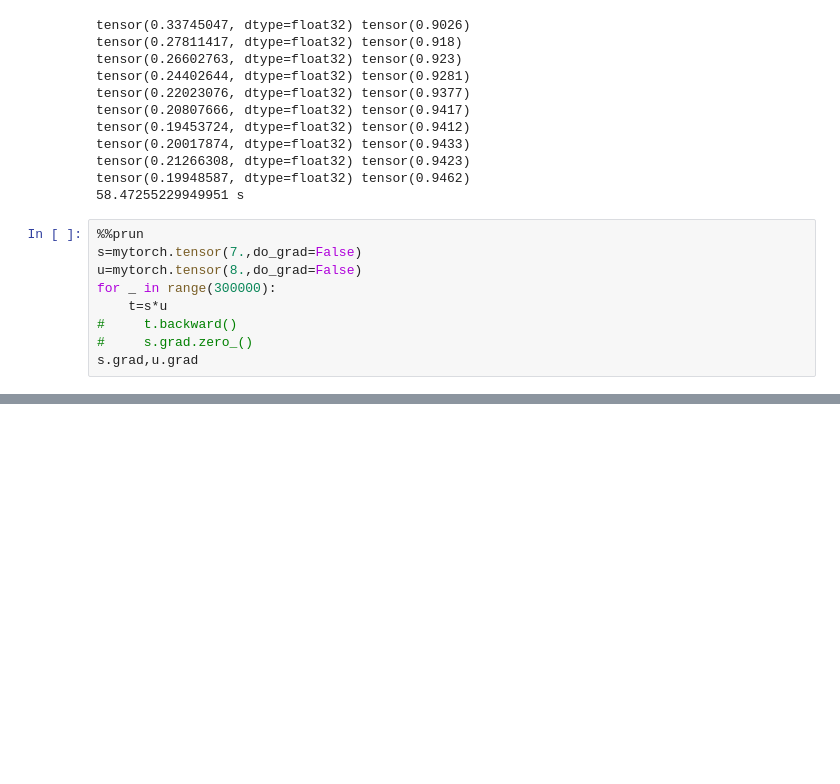
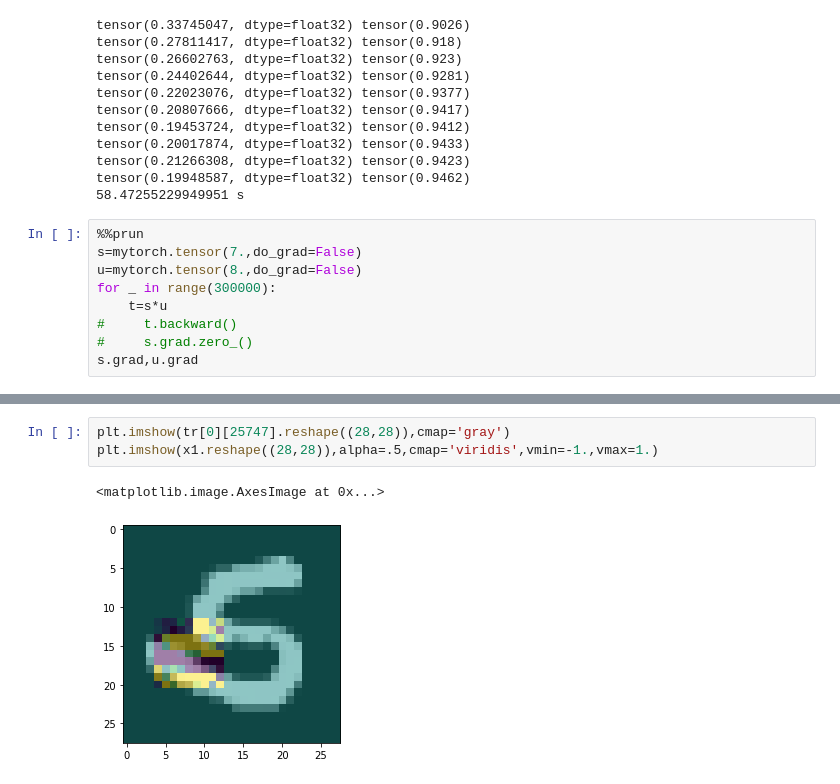
Before and after one commit to eugenefil/ml, a Jupyter notebook: mnist.ipynb, the cells around one changed output, grey strips where cells are left out. Saved outputs shown, nothing was run; the diff lists cells and outputs as text; blank space fills up the shorter version.

```diff
--- a/mnist.ipynb
+++ b/mnist.ipynb
@@ -456,0 +579,6 @@ tensor(0.9707) tensor(0.10001938)
+# %%
+plt.imshow(tr[0][25747].reshape((28,28)),cmap='gray')
+plt.imshow(x1.reshape((28,28)),alpha=.5,cmap='viridis',vmin=-1.,vmax=1.)
+# %% [output]
+<matplotlib.image.AxesImage at 0x...>
+[figure, added]
```
Also changed, not shown: parts of 13 cells of this notebook.
